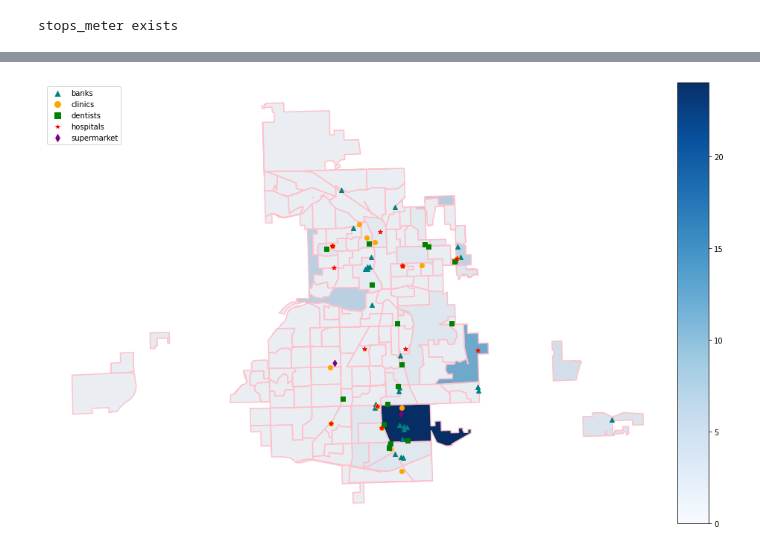
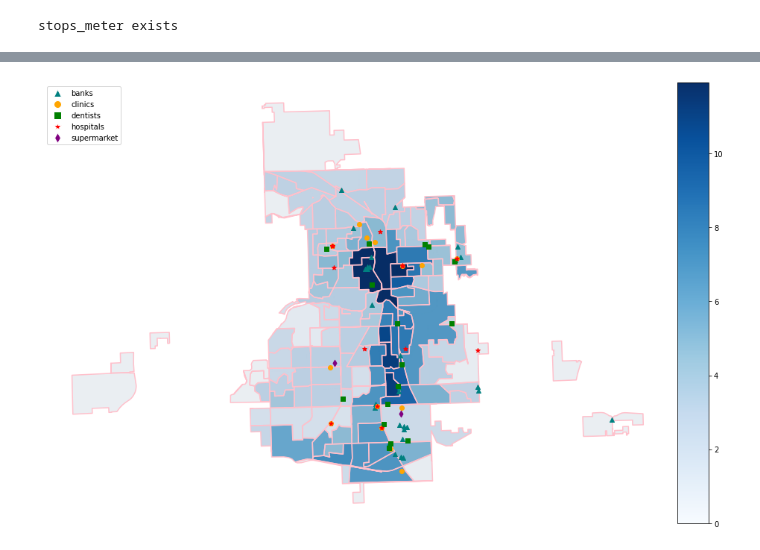
Before and after one commit to wisc-bus/simulator, a Jupyter notebook: notebooks/visualization_lansing.ipynb, the cells around one changed output, grey strips where cells are left out. Saved outputs shown, nothing was run; the diff lists cells and outputs as text; code cells hidden in the pictures.

```diff
--- a/notebooks/visualization_lansing.ipynb
+++ b/notebooks/visualization_lansing.ipynb
@@ -82,7 +92,7 @@ DATA_PATH = "../data/lansing_gtfs.zip"
 OUT_PATH = "/tmp/output"
 DAY = "monday"
 START_TIME = "07:00:00"
-ELAPSE_TIME = "01:30:00"
+ELAPSE_TIME = "00:30:00"
 AVG_WALKING_SPEED = 1.4 # 1.4 meters per second
 MAX_WALKING_MIN = 10
 
@@ -152,14 +162,20 @@ ax.set_axis_off()
 # %%
 # the number of each building in each census block
-new_census = census_gdf.copy(True)
+city = city.to_crs(epsg)
+
+new_census = census_gdf.to_crs(epsg).intersection(city.unary_union)
+census_union = gpd.GeoDataFrame(geometry=new_census, crs=epsg)
+# census_union = pd.concat([census_union, new_census.iloc[:, -5:]], axis=1)
+new_census = census_union[~census_union['geometry'].is_empty].copy(True)
 new_census['banks'] = 0
 new_census['clinics'] = 0
 new_census['dentists'] = 0
 new_census['hospitals'] = 0
 new_census['supermarket'] = 0
-for idx, row in new_census.bounds.iterrows():
-    for _, service in services_gdf.iterrows():
-        if row['miny'] <= service['latitude'] <= row['maxy'] and row['minx'] <= service['longitude'] <= row['maxx']:
+for idx, row in new_census.iterrows():
+    for _, service in temp_df.iterrows():
+        # if row['miny'] <= service['latitude'] <= row['maxy'] and row['minx'] <= service['longitude'] <= row['maxx']:
+        if row.geometry.contains(Point(service.stop_x, service.stop_y)):
             new_census.loc[idx, service['service']] += 1
 # %%
 new_census.iloc[0,:]['geometry'].area
@@ -168,14 +184,7 @@ new_census.iloc[0,:]['geometry'].area
 # %%
-city = city.to_crs(epsg)
-
-census_union = census_gdf.to_crs(epsg).intersection(city.unary_union)
-census_union = gpd.GeoDataFrame(geometry=census_union, crs=epsg)
-census_union = pd.concat([census_union, new_census.iloc[:, -5:]], axis=1)
-new_census = census_union[~census_union['geometry'].is_empty].copy(True)
-
 new_census['score'] = 0
 for idx, row in new_census.iterrows():
-    new_census.loc[idx, 'score'] = get_score(0, row['banks'], row['clinics'], row['dentists'], row['hospitals'], row['supermarket'])
+    new_census.loc[idx, 'score'] = get_score(row['banks'], row['clinics'], row['dentists'], row['hospitals'], row['supermarket'])
 # %%
 new_census
 # %% [output]
@@ -202,34 +211,41 @@ points_high = new_census_sorted.tail(math.ceil(length/2))
 
 city = city.to_crs(epsg)
 # lakes = lakes.to_crs(epsg)
 # street = street.to_crs(epsg)
 # ax = lakes.boundary.plot(color="lightblue", zorder=1, linewidth=2, figsize=(16, 16))
 # lakes.plot(color="lightblue", ax=ax, alpha=0.2, zorder=1)
 ax = city.plot(color="black", alpha=0.05, zorder=2, figsize=(16, 16))
 # street.plot(color="black", alpha=0.3, ax=ax, zorder=3)
 
 # intersect census_gdf with city, then add the score into the result_gdf
 census_union = census_gdf.to_crs(epsg).intersection(city.unary_union)
 census_union = gpd.GeoDataFrame(geometry=census_union, crs=epsg)
-census_union['score'] = new_census['score']
+geometry_for_union = census_union[~census_union.centroid.is_empty]
+start_points = [(p.y, p.x) for p in geometry_for_union.centroid.to_crs(4326)]
+scores = get_area_score(start_points, busSim, epsg, new_census)
+# census_union['score'] = new_census['score']
+census_union = gpd.GeoDataFrame({
+    'geometry': geometry_for_union['geometry'],
+    'score': scores
+})
 
 # vertically align the plot axes and the legend axes
 divider = make_axes_locatable(ax)
 cax = divider.append_axes("right", size="5%", pad=0.1)
 
 # draw the census, the higher the score, the deepred the color
-census_union[~census_union['geometry'].is_empty].plot(ax=ax, column='score', cmap='Blues', legend=True, cax=cax)
-census_union[~census_union['geometry'].is_empty].boundary.plot(ax=ax, color='pink')
+census_union.plot(ax=ax, column='score', cmap='Blues', legend=True, cax=cax)
+census_union.boundary.plot(ax=ax, color='pink')
 
 banks.intersection(city.unary_union).plot(ax=ax, color='teal', marker='^', zorder=4)
 clinics.intersection(city.unary_union).plot(ax=ax, color='orange', marker='o', zorder=4)
 dentists.intersection(city.unary_union).plot(ax=ax, color='green', marker='s', zorder=4)
 hospitals.intersection(city.unary_union).plot(ax=ax, color='red', marker='*', zorder=4)
 supermarket.intersection(city.unary_union).plot(ax=ax, color='purple', marker='d', zorder=4)
 
 ax.legend(handles = lineslist, loc="upper left",prop={"size": 10})
 # ax.legend(handles = lineslist, bbox_to_anchor=(1.00, 1.00), loc="upper left",prop={"size": 10})
 
 ax.set_axis_off()
 # %% [output]
-[figure, old version]
+[figure, new version]
```
Also changed, not shown: parts of 9 cells of this notebook.
